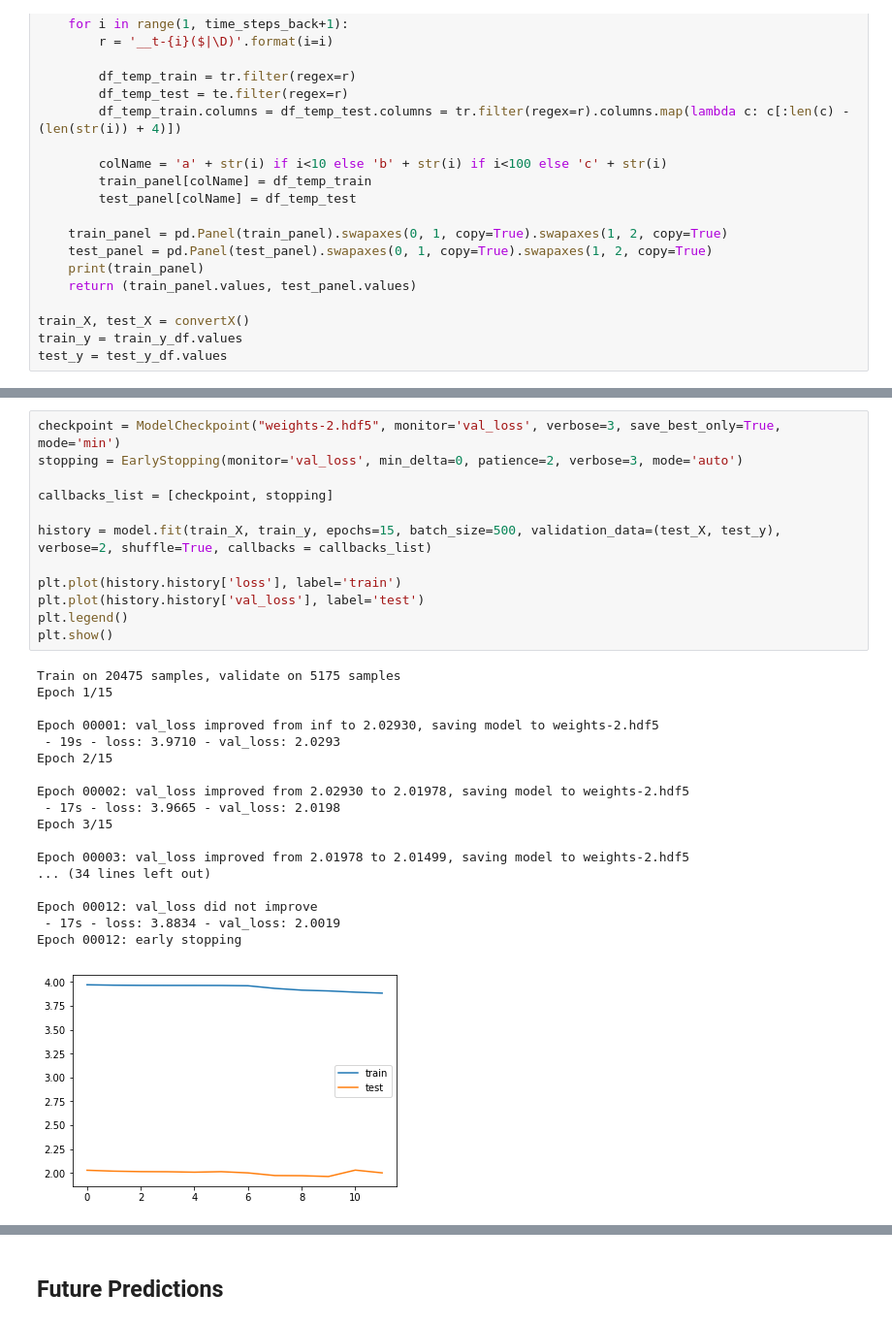
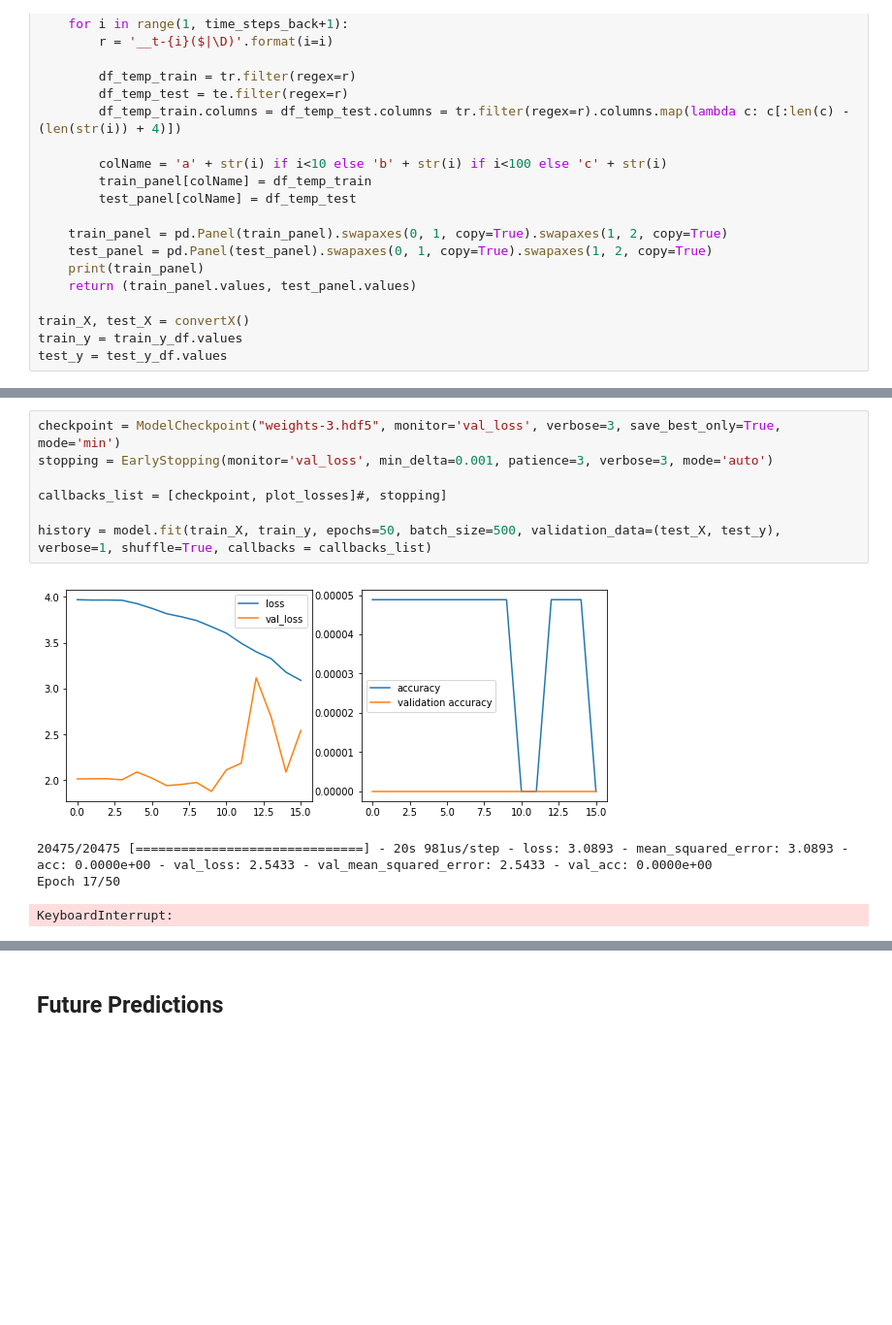
Before and after one commit to Teetertater/GoldGeld, a Jupyter notebook: lstm-test.ipynb, the cells around one changed output, grey strips where cells are left out. Shown: that part at 97% size. Saved outputs shown, nothing was run; the diff lists cells and outputs as text; blank space fills up the shorter version.

```diff
--- a/lstm-test.ipynb
+++ b/lstm-test.ipynb
@@ -304,32 +347,13 @@ model.compile(loss='mse', optimizer='rmsprop')
 # %%
-checkpoint = ModelCheckpoint("weights-2.hdf5", monitor='val_loss', verbose=3, save_best_only=True, mode='min')
-stopping = EarlyStopping(monitor='val_loss', min_delta=0, patience=2, verbose=3, mode='auto')
+checkpoint = ModelCheckpoint("weights-3.hdf5", monitor='val_loss', verbose=3, save_best_only=True, mode='min')
+stopping = EarlyStopping(monitor='val_loss', min_delta=0.001, patience=3, verbose=3, mode='auto')
 
-callbacks_list = [checkpoint, stopping]
+callbacks_list = [checkpoint, plot_losses]#, stopping]
 
-history = model.fit(train_X, train_y, epochs=15, batch_size=500, validation_data=(test_X, test_y), verbose=2, shuffle=True, callbacks = callbacks_list)
-
-plt.plot(history.history['loss'], label='train')
-plt.plot(history.history['val_loss'], label='test')
-plt.legend()
-plt.show()
+history = model.fit(train_X, train_y, epochs=50, batch_size=500, validation_data=(test_X, test_y), verbose=1, shuffle=True, callbacks = callbacks_list)
 # %% [output]
+[figure, new version]
-Train on 20475 samples, validate on 5175 samples
-Epoch 1/15
-
-Epoch 00001: val_loss improved from inf to 2.02930, saving model to weights-2.hdf5
- - 19s - loss: 3.9710 - val_loss: 2.0293
-Epoch 2/15
-
-Epoch 00002: val_loss improved from 2.02930 to 2.01978, saving model to weights-2.hdf5
- - 17s - loss: 3.9665 - val_loss: 2.0198
-Epoch 3/15
-
-Epoch 00003: val_loss improved from 2.01978 to 2.01499, saving model to weights-2.hdf5
-... (34 lines left out)
-
-Epoch 00012: val_loss did not improve
- - 17s - loss: 3.8834 - val_loss: 2.0019
-Epoch 00012: early stopping
+20475/20475 [==============================] - 20s 981us/step - loss: 3.0893 - mean_squared_error: 3.0893 - acc: 0.0000e+00 - val_loss: 2.5433 - val_mean_squared_error: 2.5433 - val_acc: 0.0000e+00
+Epoch 17/50
-[figure, old version]
+KeyboardInterrupt:
 # %%
```
Also changed, not shown: parts of 13 cells of this notebook.
